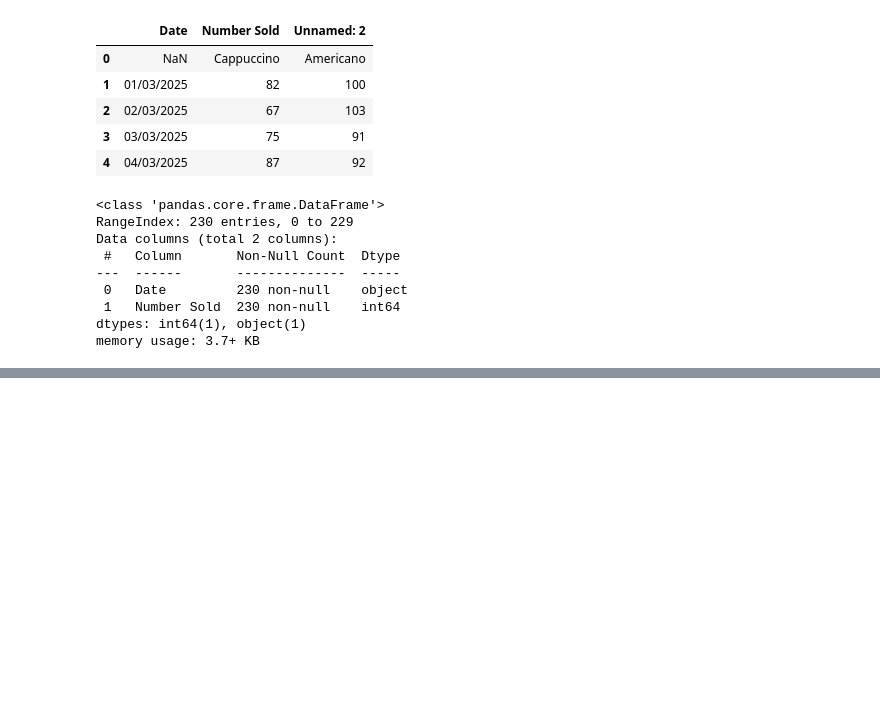
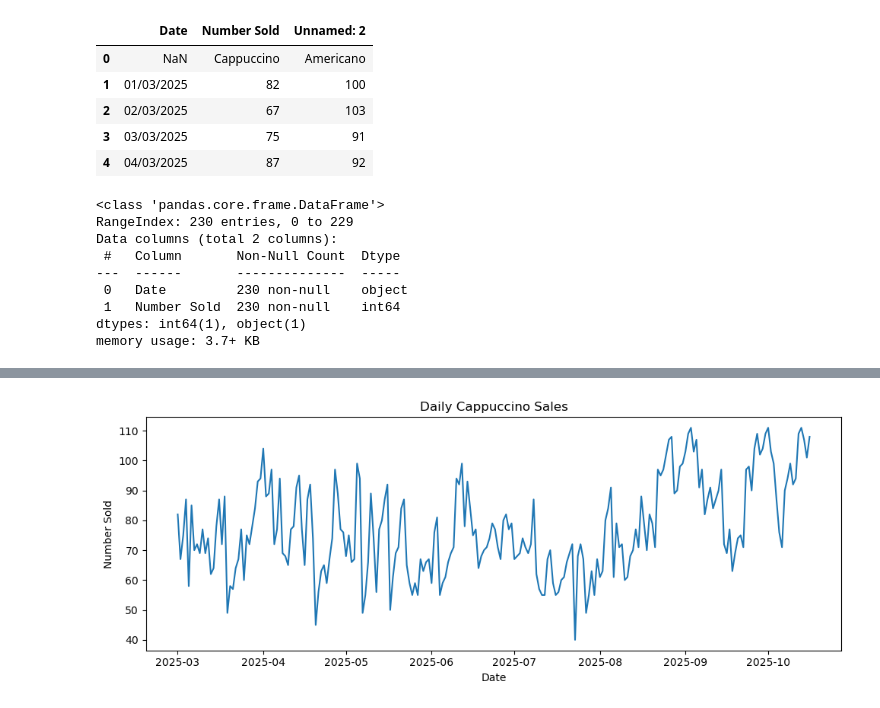
Before and after one commit to ufigiabhi/SYSDEV-Groupproject, a Jupyter notebook: ml/notebooks/01_data_loading_and_cleaning.ipynb, the cells around one changed output, grey strips where cells are left out. Saved outputs shown, nothing was run; the diff lists cells and outputs as text; code cells hidden in the pictures; blank space fills up the shorter version.

```diff
--- a/ml/notebooks/01_data_loading_and_cleaning.ipynb
+++ b/ml/notebooks/01_data_loading_and_cleaning.ipynb
@@ -45,0 +120,6 @@ memory usage: 3.7+ KB
+# %%
+# Drop the first row which contains product names, not sales data
+coffee_df = coffee_df.drop(index=0).reset_index(drop=True)
+
+# Rename columns to meaningful names
+coffee_df.columns = ['Date', 'Cappuccino', 'Americano']
@@ -45,0 +135,8 @@ memory usage: 3.7+ KB
+# %%
+coffee_df['Date'] = pd.to_datetime(coffee_df['Date'], dayfirst=True)
+
+coffee_df['Cappuccino'] = pd.to_numeric(coffee_df['Cappuccino'])
+coffee_df['Americano'] = pd.to_numeric(coffee_df['Americano'])
+# %%
+daily_cappuccino = coffee_df[['Date', 'Cappuccino']].copy()
+daily_americano = coffee_df[['Date', 'Americano']].copy()
@@ -45,0 +201,10 @@ memory usage: 3.7+ KB
+# %%
+plt.figure(figsize=(10, 4))
+plt.plot(daily_cappuccino['Date'], daily_cappuccino['Cappuccino'])
+plt.title('Daily Cappuccino Sales')
+plt.xlabel('Date')
+plt.ylabel('Number Sold')
+plt.tight_layout()
+plt.show()
+# %% [output]
+[figure, added]
```
Also changed, not shown: parts of 18 cells of this notebook.
